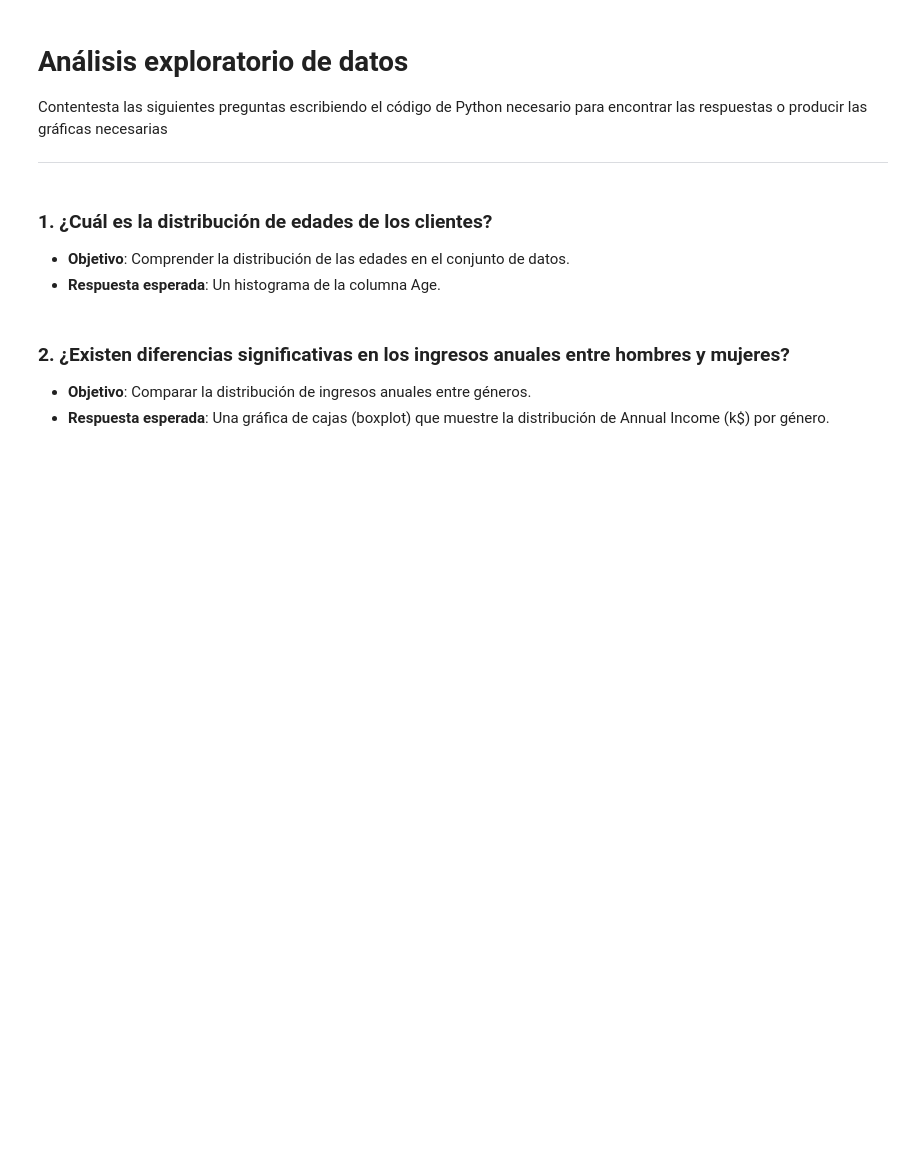
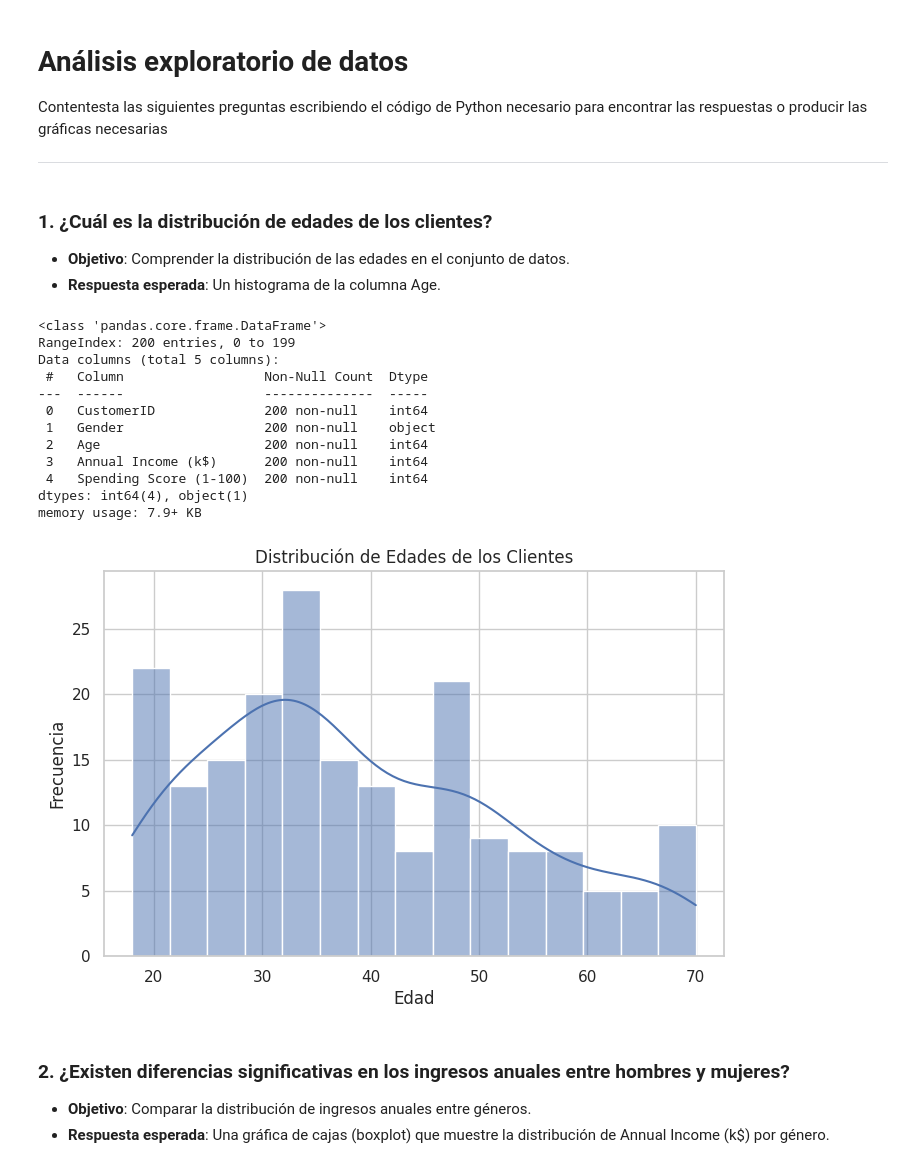
Before and after one commit to Marcelo116/aprendizaje_no_supervizado, a Jupyter notebook: 1_EDA.ipynb, the cells around one changed output. Drawn from its saved outputs; the diff is of its cells as text; code cells hidden in the pictures; blank space fills up the shorter version.

```diff
--- a/1_EDA.ipynb
+++ b/1_EDA.ipynb
@@ -19,7 +19,37 @@ import seaborn as sns
 - **Objetivo**: Comprender la distribución de las edades en el conjunto de datos.
 - **Respuesta esperada**: Un histograma de la columna Age.
 # %%
-# tu código aquí
+df = pd.read_csv('./data/retailmax.csv')
+df.info()
+
+# Configuración de estilo
+sns.set(style="whitegrid")
+
+# Crear histograma de edades
+plt.figure(figsize=(8, 5))
+sns.histplot(df['Age'], bins=15, kde=True)
+
+# Títulos y etiquetas
+plt.title('Distribución de Edades de los Clientes')
+plt.xlabel('Edad')
+plt.ylabel('Frecuencia')
+
+# Mostrar gráfica
+plt.show()
+# %% [output]
+<class 'pandas.core.frame.DataFrame'>
+RangeIndex: 200 entries, 0 to 199
+Data columns (total 5 columns):
+ #   Column                  Non-Null Count  Dtype
+---  ------                  --------------  -----
+ 0   CustomerID              200 non-null    int64
+ 1   Gender                  200 non-null    object
+ 2   Age                     200 non-null    int64
+ 3   Annual Income (k$)      200 non-null    int64
+ 4   Spending Score (1-100)  200 non-null    int64
+dtypes: int64(4), object(1)
+memory usage: 7.9+ KB
+[figure, added]
 # %% [markdown]
 ### 2. ¿Existen diferencias significativas en los ingresos anuales entre hombres y mujeres?
 - **Objetivo**: Comparar la distribución de ingresos anuales entre géneros.
```
Also changed, not shown: parts of 9 cells of this notebook.
